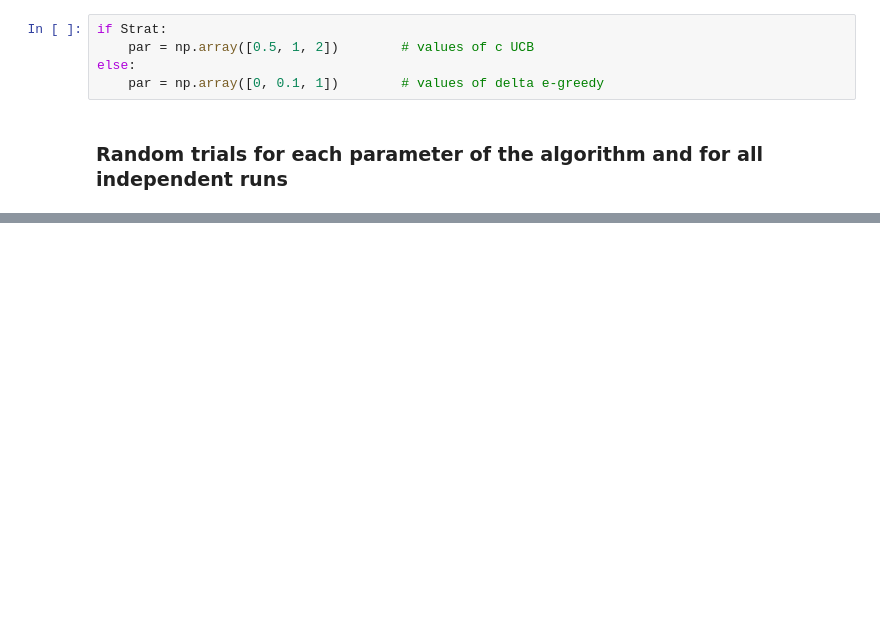
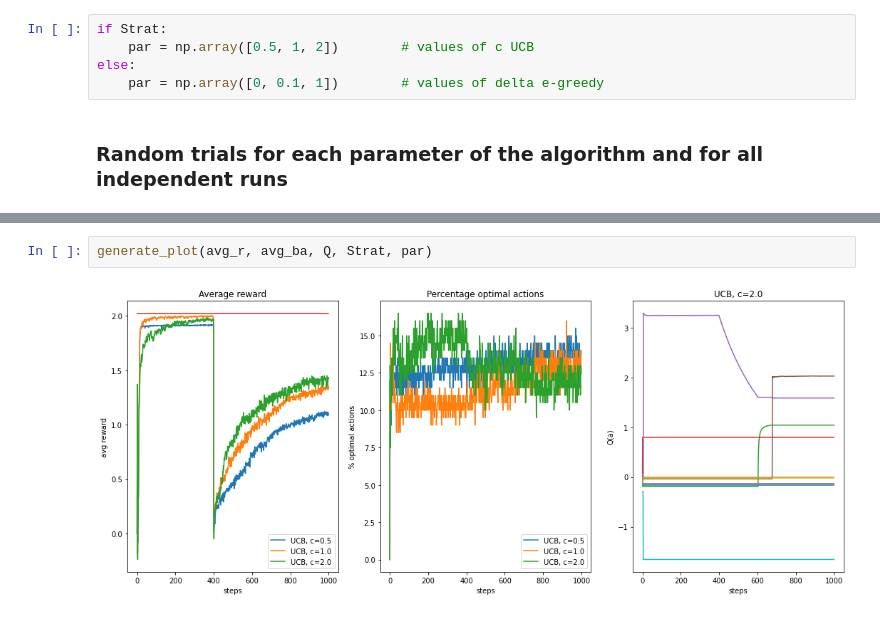
Before and after one commit to DanileRond/ARAP, a Jupyter notebook: Copia_de_Multi_Armed_Bandit.ipynb, the cells around one changed output, grey strips where cells are left out. Cells and saved outputs as stored; diff of their text form; blank space fills up the shorter version.

```diff
--- a/Copia_de_Multi_Armed_Bandit.ipynb
+++ b/Copia_de_Multi_Armed_Bandit.ipynb
@@ -119,0 +158,4 @@ generate_plot(avg_r, avg_ba, Q, Strat, par)
+# %%
+generate_plot(avg_r, avg_ba, Q, Strat, par)
+# %% [output]
+[figure, added]
```
Also changed, not shown: parts of 11 cells of this notebook.
